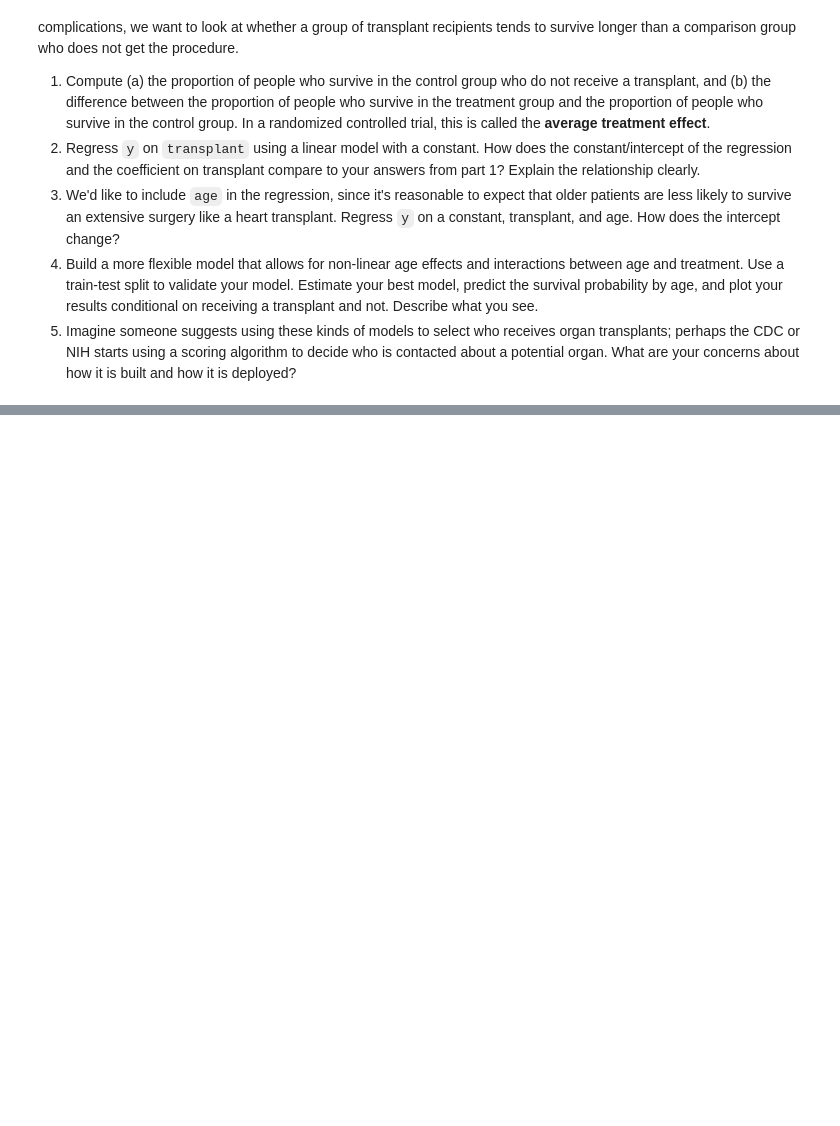
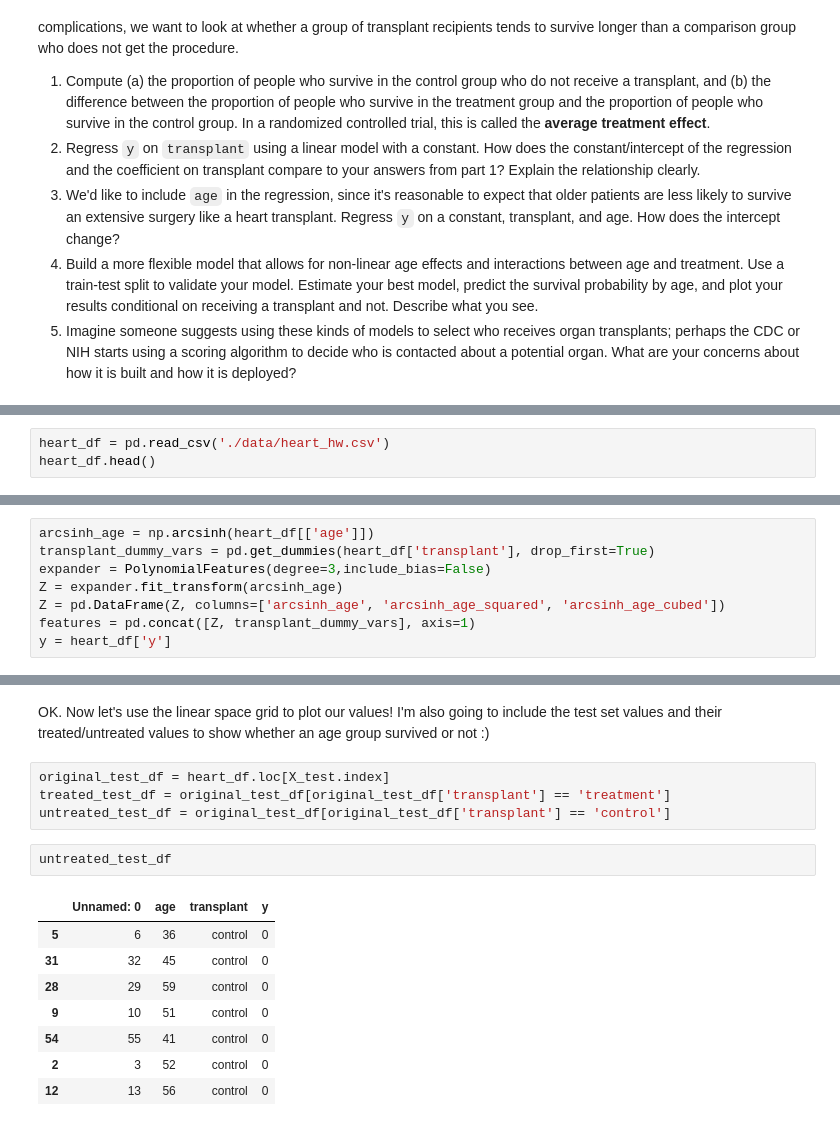
Before and after one commit to kevincha12/linear_models_assignment, a Jupyter notebook: assignment.ipynb, the cells around one changed output, grey strips where cells are left out. Saved outputs shown, nothing was run; the diff lists cells and outputs as text; blank space fills up the shorter version.

```diff
--- a/assignment.ipynb
+++ b/assignment.ipynb
@@ -79,0 +225,3 @@ Since a heart transplant is a dangerous operation and even people who successful
+# %%
+heart_df = pd.read_csv('./data/heart_hw.csv')
+heart_df.head()
@@ -79,0 +306,8 @@ Since a heart transplant is a dangerous operation and even people who successful
+# %%
+arcsinh_age = np.arcsinh(heart_df[['age']])
+transplant_dummy_vars = pd.get_dummies(heart_df['transplant'], drop_first=True)
+expander = PolynomialFeatures(degree=3,include_bias=False)
+Z = expander.fit_transform(arcsinh_age)
+Z = pd.DataFrame(Z, columns=['arcsinh_age', 'arcsinh_age_squared', 'arcsinh_age_cubed'])
+features = pd.concat([Z, transplant_dummy_vars], axis=1)
+y = heart_df['y']
@@ -79,0 +336,17 @@ Since a heart transplant is a dangerous operation and even people who successful
+# %% [markdown]
+OK. Now let's use the linear space grid to plot our values! I'm also going to include the test set values and their treated/untreated values to show whether an age group survived or not :)
+# %%
+original_test_df = heart_df.loc[X_test.index]
+treated_test_df = original_test_df[original_test_df['transplant'] == 'treatment']
+untreated_test_df = original_test_df[original_test_df['transplant'] == 'control']
+# %%
+untreated_test_df
+# %% [output]
+|  | Unnamed: 0 | age | transplant | y |
+| 5 | 6 | 36 | control | 0 |
+| 31 | 32 | 45 | control | 0 |
+| 28 | 29 | 59 | control | 0 |
+| 9 | 10 | 51 | control | 0 |
+| 54 | 55 | 41 | control | 0 |
+| 2 | 3 | 52 | control | 0 |
+| 12 | 13 | 56 | control | 0 |
```
Also changed, not shown: parts of 47 cells of this notebook, 1 other file.
